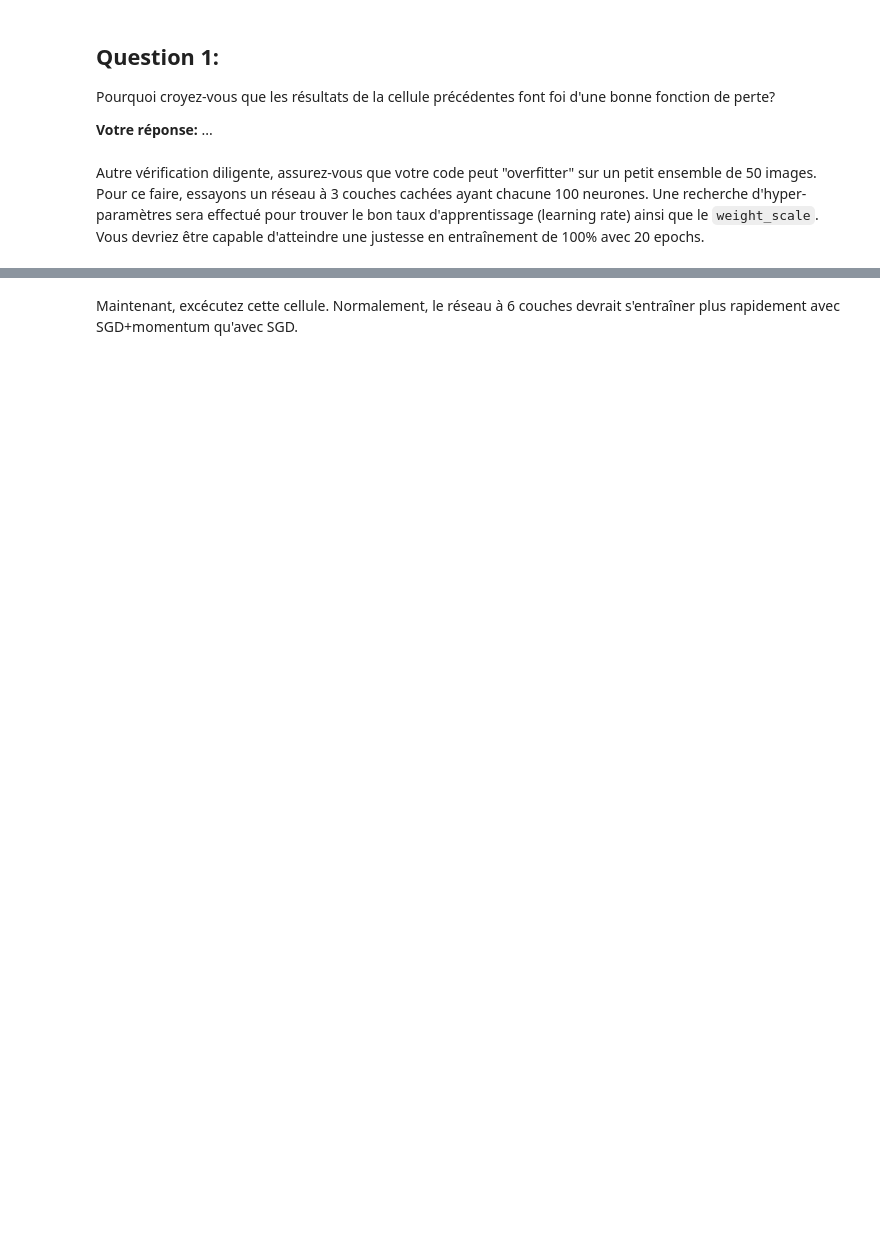
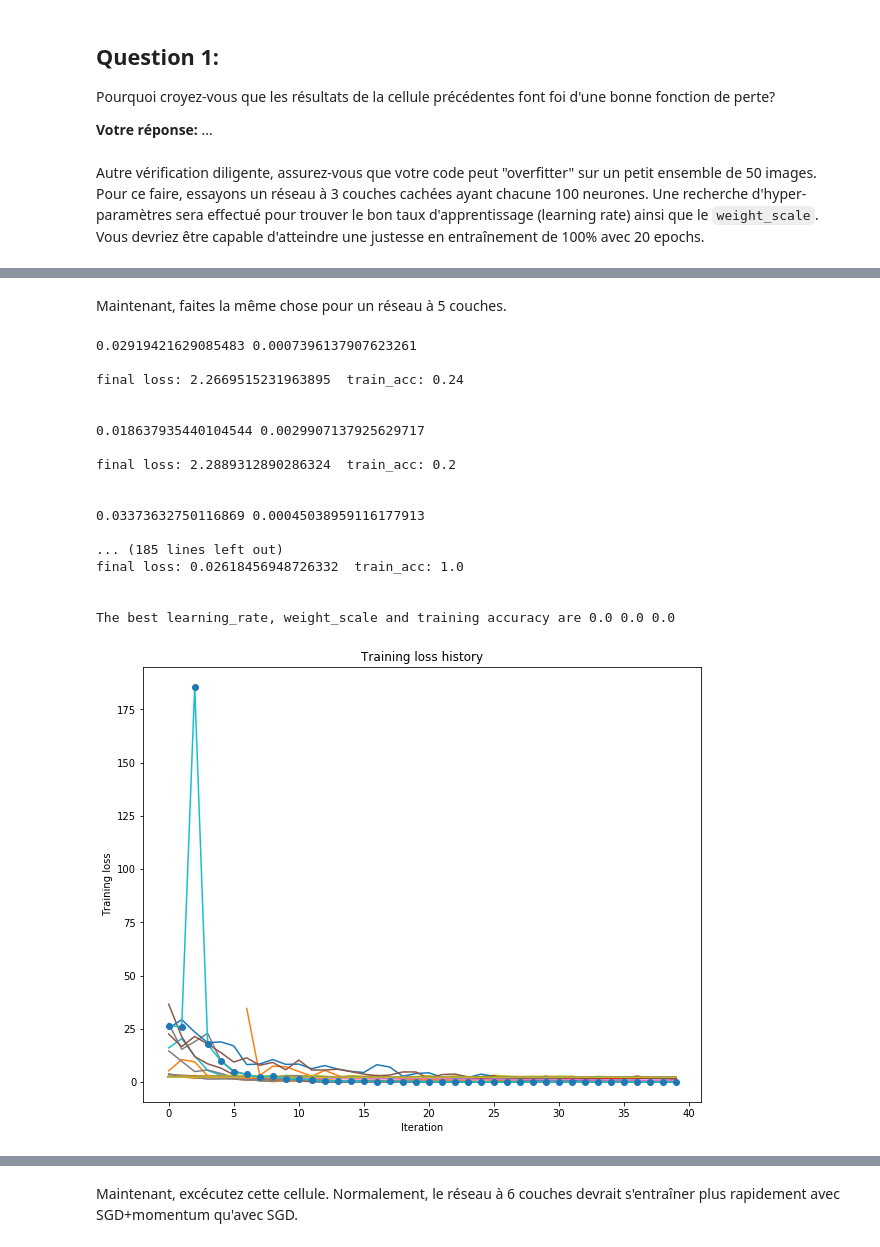
Before and after one commit to pspino/TP2_IFT725, a Jupyter notebook: prog/FCNet.ipynb, the cells around one changed output, grey strips where cells are left out. Saved outputs shown, nothing was run; the diff lists cells and outputs as text; code cells hidden in the pictures; blank space fills up the shorter version.

Commit message:
multilayer net + sgd momentum + rms, still TODO q1 and last section

```diff
--- a/prog/FCNet.ipynb
+++ b/prog/FCNet.ipynb
@@ -611,3 +650,81 @@ IndexError: tuple index out of range
+# %% [markdown]
+Maintenant, faites la même chose pour un réseau à 5 couches.
+# %%
+num_train = 50
+small_data = {
+  'X_train': data['X_train'][:num_train],
+  'y_train': data['y_train'][:num_train],
+  'X_val': data['X_val'],
+  'y_val': data['y_val'],
+}
+
+##############################################################################
+# TODO: Utilisez une instance de Solver pour entrainer un réseau à 5 couches #
+#  à 100 neurones à overfitter 50 images de CIFAR10.  Il est suggérer de     #
+#  d'effectuer une recherche d'hyperparamètres pour trouver le bon           #
+#  `learning_rate` et le bon `weight_scale`.                                 #
+##############################################################################
+
+def uniform(minv, maxv):
+    return np.random.rand() * (maxv - minv) + minv
+
+results = {}
+for _ in range(40):
+    weight_scale = 10 ** uniform(-2, -1)
+    learning_rate = 10 ** uniform(-4, -2)
+    print(weight_scale, learning_rate, '\n')
+
+    model = FullyConnectedNeuralNet([100, 100, 100, 100],
+                  weight_scale=weight_scale, dtype=np.float64)
+    solver = Solver(model, small_data,
+                    print_every=10, num_epochs=20, batch_size=25,
+                    update_rule='sgd',
+                    optim_config={
+                      'learning_rate': learning_rate,
+                    }, verbose=False)
+    solver.train()
+    train_acc = solver.train_acc_history[-1]
+    print('final loss:', solver.loss_history[-1], ' train_acc:', train_acc)
+    print('\n')
+    plt.plot(solver.loss_history)
+    results[(weight_scale, learning_rate)] = train_acc
+
+    if train_acc > best_training_acc:
+        best_weight_scale,  best_learning_rate, best_training_acc= weight_scale, learning_rate, train_acc
+
+plt.plot(solver.loss_history, 'o')
+plt.title('Training loss history')
+plt.xlabel('Iteration')
+plt.ylabel('Training loss')
+plt.show()
+
+
+##############################################################################
+#                             FIN DE VOTRE CODE                              #
+##############################################################################
+best_weight_scale = 0.
+best_learning_rate = 0.
+best_training_acc = 0.
+print('The best learning_rate, weight_scale and training accuracy are',best_weight_scale, best_learning_rate, best_training_acc)
+# %% [output]
+0.02919421629085483 0.0007396137907623261
+
+final loss: 2.2669515231963895  train_acc: 0.24
+
+
+0.018637935440104544 0.0029907137925629717
+
+final loss: 2.2889312890286324  train_acc: 0.2
+
+
+0.03373632750116869 0.00045038959116177913
+
+... (185 lines left out)
+final loss: 0.02618456948726332  train_acc: 1.0
+
+
+The best learning_rate, weight_scale and training accuracy are 0.0 0.0 0.0
+[figure, added]
 # %%
 # Visualize the cross-validation results
 # import math
```
Also changed, not shown: parts of 25 cells of this notebook, 2 other files.
